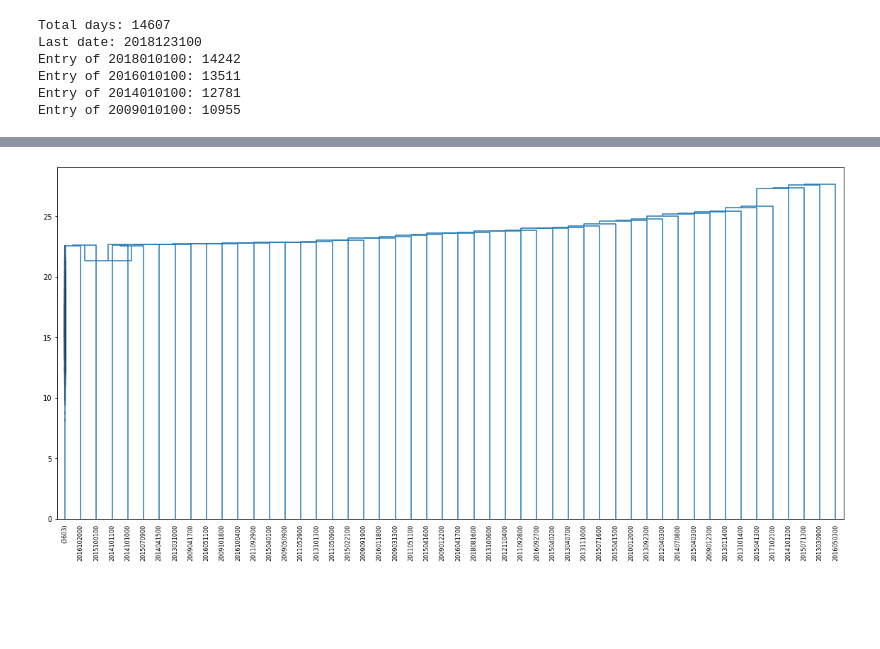
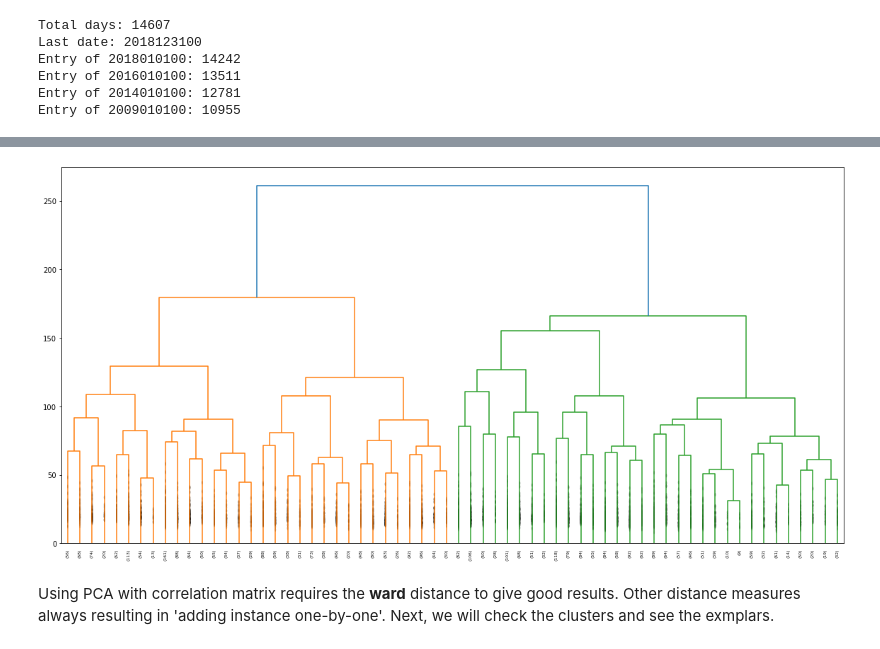
Before and after one commit to tingsyo/storm_tracker_to_vaisala, a Jupyter notebook: notebook/04_Clustering_with_ERA5_PCA.ipynb, the cells around one changed output, grey strips where cells are left out. Saved outputs shown, nothing was run; the diff lists cells and outputs as text; code cells hidden in the pictures; blank space fills up the shorter version.

```diff
--- a/notebook/04_Clustering_with_ERA5_PCA.ipynb
+++ b/notebook/04_Clustering_with_ERA5_PCA.ipynb
@@ -190,23 +194,23 @@ plt.show()
 # %%
 # 10 Year
 
 tmp = data.iloc[10955:,:]
 
 from scipy.cluster.hierarchy import dendrogram, linkage
 
-linked = linkage(tmp, 'centroid')
+linked = linkage(tmp, 'ward')
 labelList = tmp.index
 
 plt.figure(figsize=(16, 8))
 dendrogram(linked,
-            truncate_mode='lastp', # show only the last p merged clusters
-            p=50,                  # show only the last p merged clusters
+            truncate_mode='level', # show only the last p merged clusters
+            p=5,                  # show only the last p merged clusters
             show_contracted=True,  # to get a distribution impression in truncated branches
             orientation='top',
             labels=labelList,
             distance_sort='descending',
             show_leaf_counts=True)
 plt.tight_layout()
 plt.show()
 # %% [output]
-[figure, old version]
+[figure, new version]
@@ -214,0 +217,2 @@ data.to_csv('../data/era5_pc20_1979_2018.csv')
+# %% [markdown]
+Using PCA with correlation matrix requires the **ward** distance to give good results. Other distance measures always resulting in 'adding instance one-by-one'. Next, we will check the clusters and see the exmplars.
```
Also changed, not shown: parts of 5 cells of this notebook.
